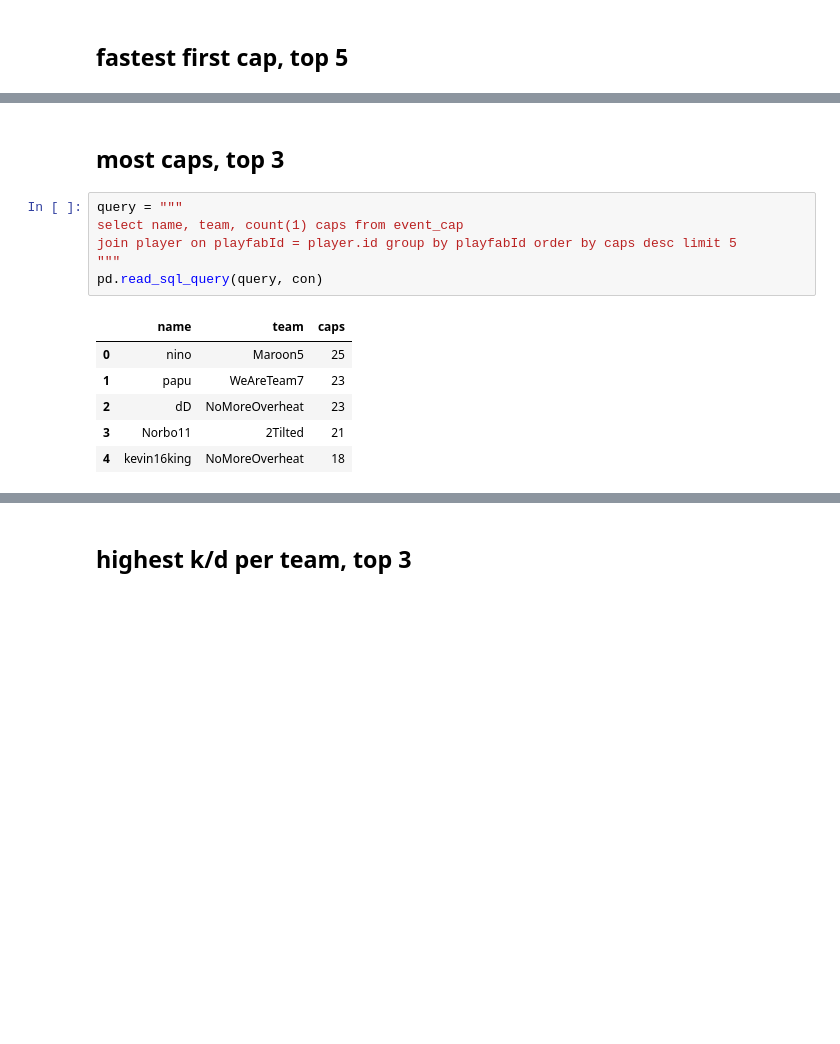
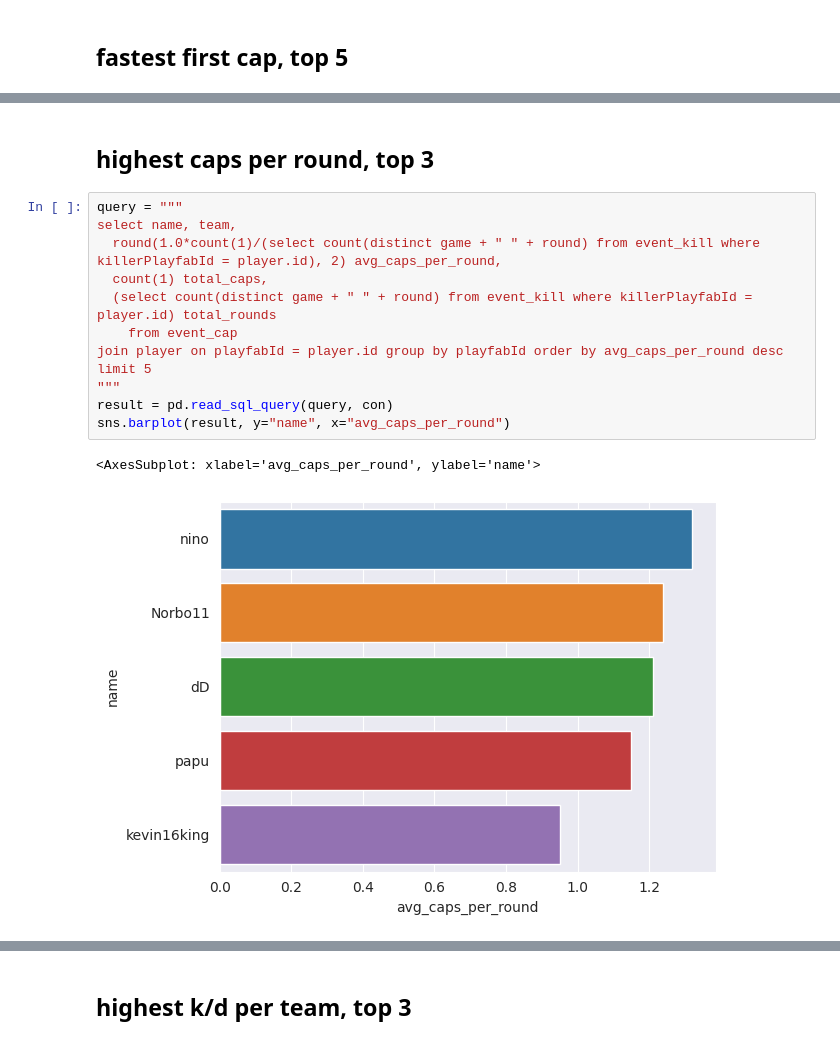
Before and after one commit to s2vndl/s2_1st_tournament_stats, a Jupyter notebook: s2_stats.ipynb, the cells around one changed output, grey strips where cells are left out. Drawn from its saved outputs; the diff is of its cells as text; blank space fills up the shorter version.

```diff
--- a/s2_stats.ipynb
+++ b/s2_stats.ipynb
@@ -137,15 +134,16 @@ pd.read_sql_query(query, con)
 # %% [markdown]
-## most caps, top 3
+## highest caps per round, top 3
 # %%
 query = """
-select name, team, count(1) caps from event_cap
-join player on playfabId = player.id group by playfabId order by caps desc limit 5
+select name, team,
+  round(1.0*count(1)/(select count(distinct game + " " + round) from event_kill where killerPlayfabId = player.id), 2) avg_caps_per_round,
+  count(1) total_caps,
+  (select count(distinct game + " " + round) from event_kill where killerPlayfabId = player.id) total_rounds
+    from event_cap
+join player on playfabId = player.id group by playfabId order by avg_caps_per_round desc limit 5
 """
-pd.read_sql_query(query, con)
+result = pd.read_sql_query(query, con)
+sns.barplot(result, y="name", x="avg_caps_per_round")
 # %% [output]
-|  | name | team | caps |
-| 0 | nino | Maroon5 | 25 |
-| 1 | papu | WeAreTeam7 | 23 |
-| 2 | dD | NoMoreOverheat | 23 |
-| 3 | Norbo11 | 2Tilted | 21 |
-| 4 | kevin16king | NoMoreOverheat | 18 |
+<AxesSubplot: xlabel='avg_caps_per_round', ylabel='name'>
+[figure, added]
```
Also changed, not shown: parts of 11 cells of this notebook.
